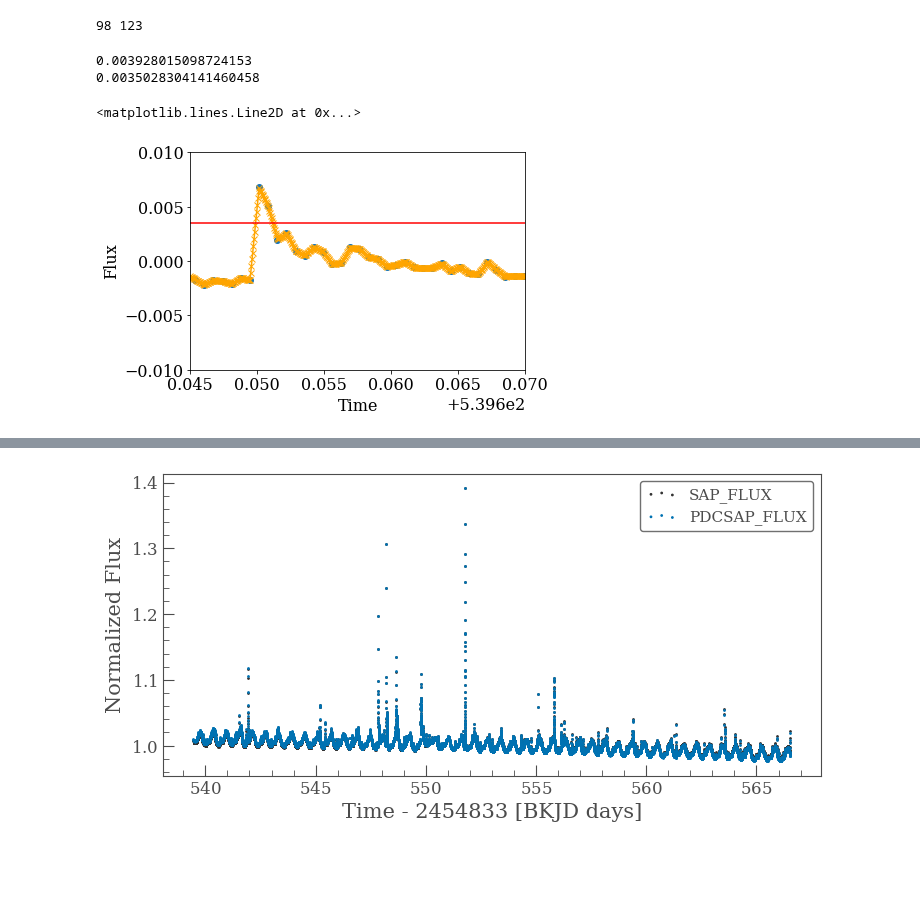
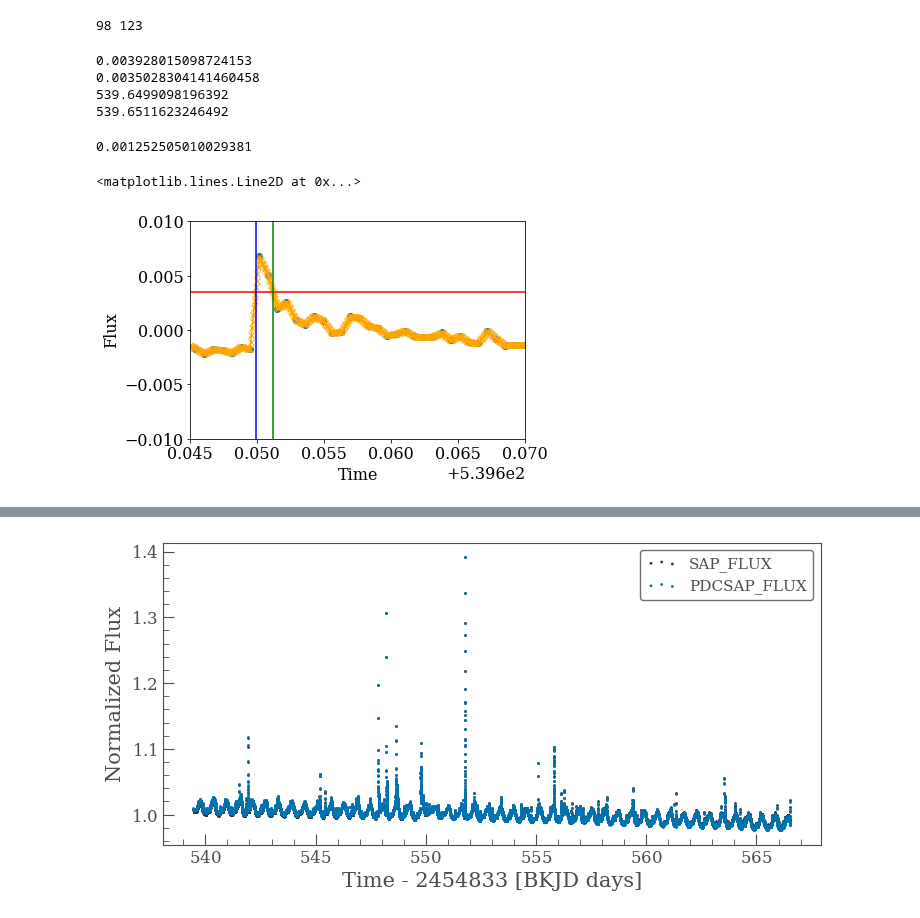
Before and after one commit to lupitatovar/flares, a Jupyter notebook: notebooks/stacked_flares.ipynb, the cells around one changed output, grey strips where cells are left out. Cells and saved outputs as stored; diff of their text form; code cells hidden in the pictures; blank space fills up the shorter version.

```diff
--- a/notebooks/stacked_flares.ipynb
+++ b/notebooks/stacked_flares.ipynb
@@ -517,31 +514,43 @@ print(min(xs), max(xs)) # Print the points at half-maximum
 # %% [output]
 98 123
-# %%
-print(yinterp[98])
-print(yinterp[123])
-# %% [output]
-0.003928015098724153
-0.0035028304141460458
+# %%
+print(yinterp[98]) #furthest point on the one flare of the t_half on the interpolated data
+print(yinterp[123])
+print(np.interp(yinterp[98], yinterp,xvals,period=1))
+print(np.interp(yinterp[123], yinterp,xvals,period=1))
+# %% [output]
+0.003928015098724153
+0.0035028304141460458
+539.6499098196392
+539.6511623246492
+# %%
+x_thalf1= np.interp(yinterp[98], yinterp,xvals,period=1)
+x_thalf2= np.interp(yinterp[123], yinterp,xvals,period=1)
+print(x_thalf2 - x_thalf1) #this gives the difference in time between the t_half points of the interpolation
+# %% [output]
+0.001252505010029381
 # %%
 #subtracting the gp
 
 plt.scatter(oneflare_x,detrended_unmes)
 #avg that includes the flares
 
 #plt.xlim(539.646668,539.671143)
 plt.xlim(539.645,539.670)
 plt.ylim(-.01,0.01)
 
 #plt.plot(x, pred_mean, color=color)
 #plt.fill_between(x, pred_mean+pred_std, pred_mean-pred_std, color=color, alpha=0.5,
                  #edgecolor="none")
 plt.xlabel("Time")
 plt.ylabel("Flux")
 
 xvals = np.linspace(539.645, 539.67, 500)
 yinterp = np.interp(xvals, oneflare_x, detrended_unmes)
 plt.plot(xvals,yinterp,'-x',color='orange')
 plt.axhline(y=yinterp[123], color='r', linestyle='-')
+plt.axvline(x=x_thalf1, color='b', linestyle='-')
+plt.axvline(x=x_thalf2, color='g', linestyle='-')
 # %% [output]
 <matplotlib.lines.Line2D at 0x...>
-[figure, old version]
+[figure, new version]
```
Also changed, not shown: parts of 18 cells of this notebook, 1 other file.
